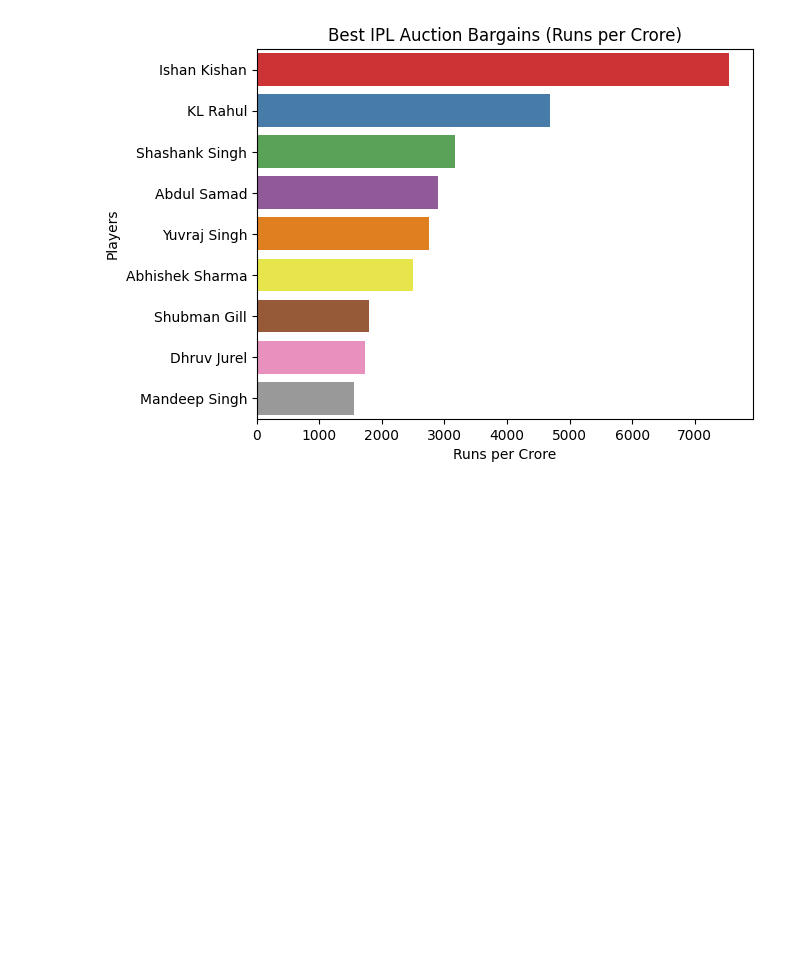
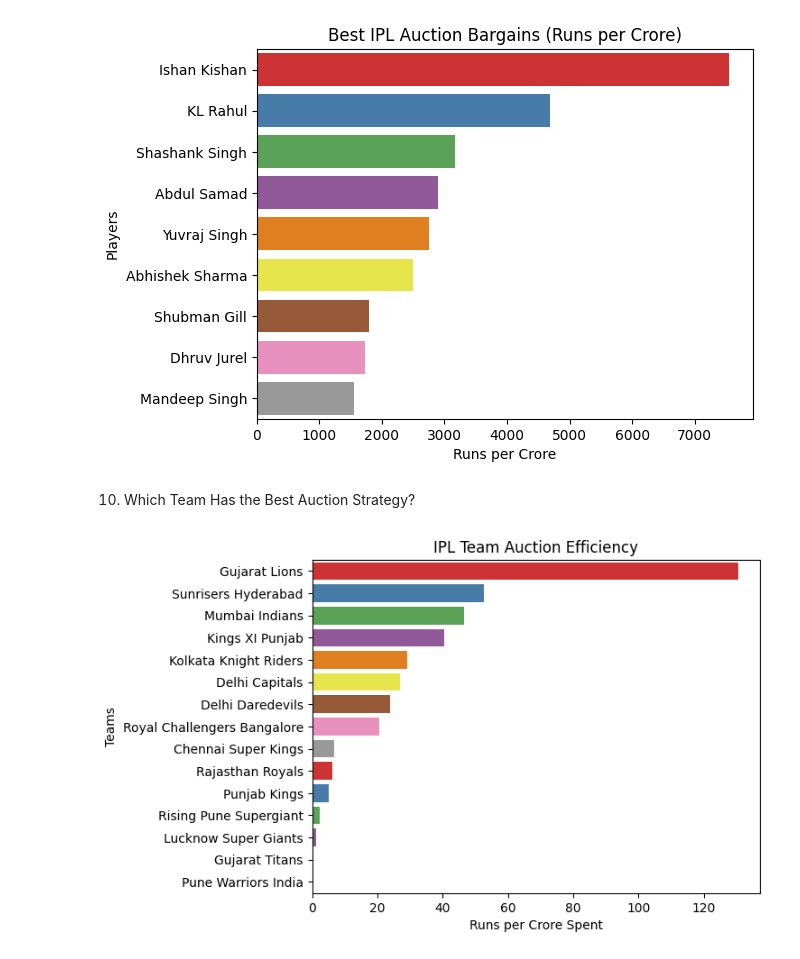
Before and after one commit to riddhikale/CricIQ, a Jupyter notebook: ipl.ipynb, the cells around one changed output. Drawn from its saved outputs; the diff is of its cells as text; code cells hidden in the pictures; blank space fills up the shorter version.

Commit message:
analyze team auction efficiency

```diff
--- a/ipl.ipynb
+++ b/ipl.ipynb
@@ -452,3 +452,30 @@ plt.ylabel("Players")
 plt.show()
 # %% [output]
 [figure]
+# %% [markdown]
+10. Which Team Has the Best Auction Strategy?
+# %%
+team_spending = auction.groupby('Team')['Amount'].sum()
+team_runs = auction_runs.groupby('Team')['batsman_runs'].sum()
+# %%
+team_value = pd.DataFrame({
+    'spending': team_spending,
+    'runs': team_runs
+})
+
+team_value['spending_crore'] = team_value['spending'] / 10000000
+team_value['runs_per_crore'] = team_value['runs'] / team_value['spending_crore']
+team_value = team_value.sort_values('runs_per_crore', ascending=False)
+# %%
+sns.barplot(
+    x=team_value['runs_per_crore'],
+    y=team_value.index,
+    palette="Set1"
+)
+
+plt.title("IPL Team Auction Efficiency")
+plt.xlabel("Runs per Crore Spent")
+plt.ylabel("Teams")
+plt.show()
+# %% [output]
+[figure, added]
```
